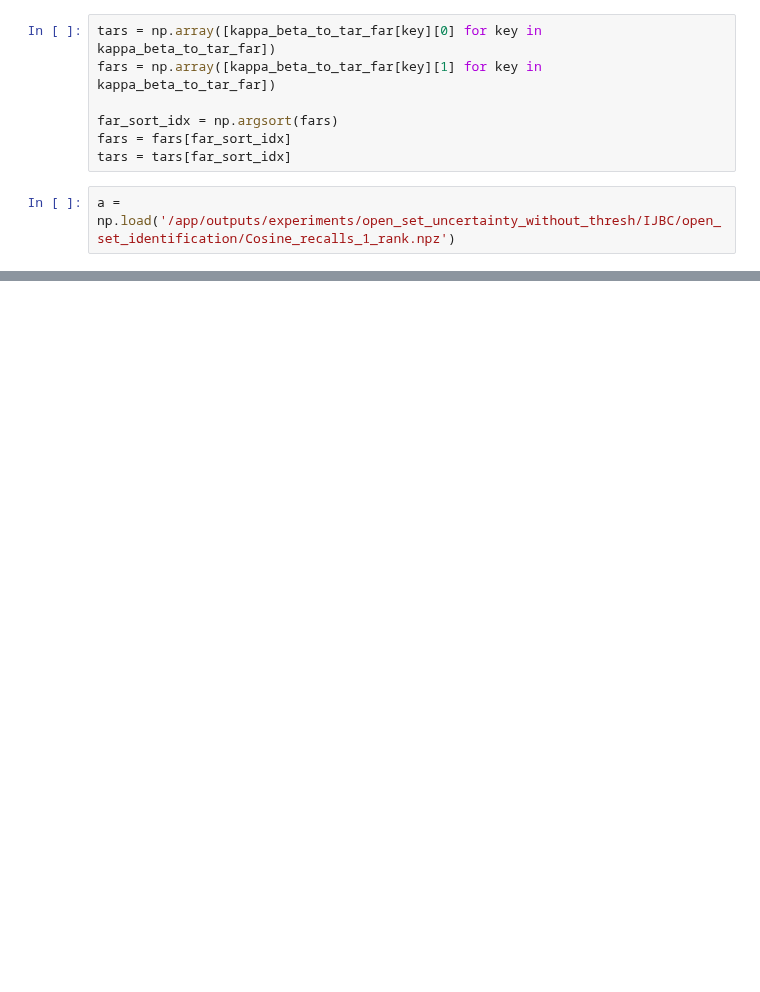
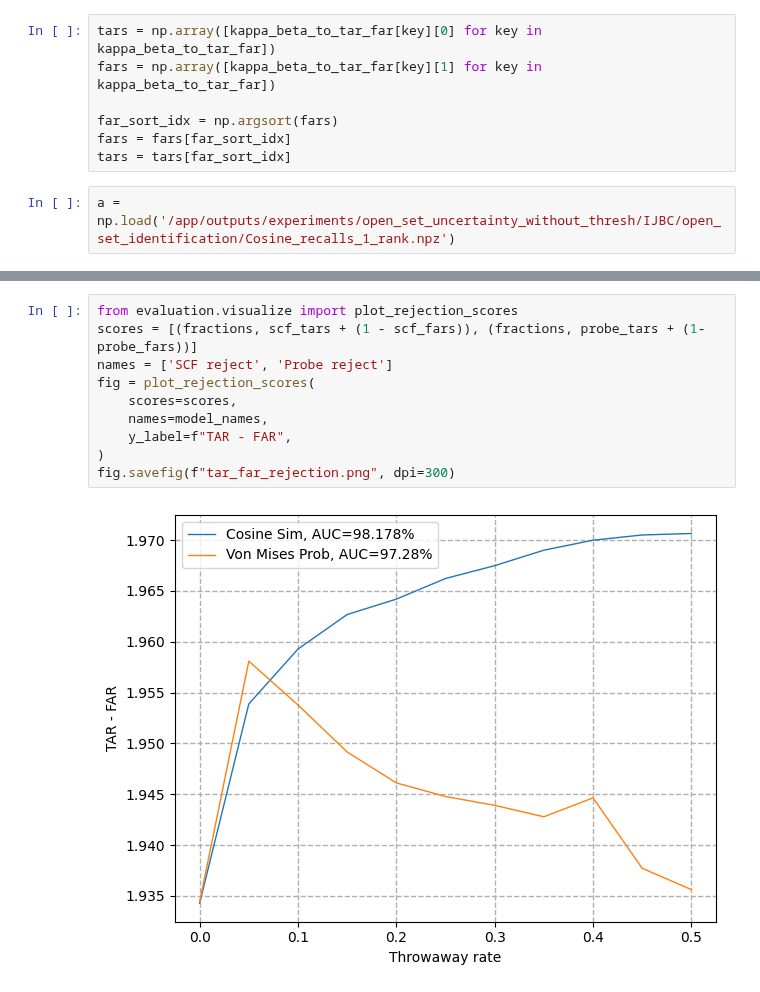
Before and after one commit to vanekek/face_ue, a Jupyter notebook: sandbox/vonMisesPred.ipynb, the cells around one changed output, grey strips where cells are left out. Saved outputs shown, nothing was run; the diff lists cells and outputs as text; blank space fills up the shorter version.

```diff
--- a/sandbox/vonMisesPred.ipynb
+++ b/sandbox/vonMisesPred.ipynb
@@ -182,0 +297,12 @@ array([[ 0.00000000e+00, -4.56860104e+02, -4.02662991e+02, ...,
+# %%
+from evaluation.visualize import plot_rejection_scores
+scores = [(fractions, scf_tars + (1 - scf_fars)), (fractions, probe_tars + (1-probe_fars))]
+names = ['SCF reject', 'Probe reject']
+fig = plot_rejection_scores(
+    scores=scores,
+    names=model_names,
+    y_label=f"TAR - FAR",
+)
+fig.savefig(f"tar_far_rejection.png", dpi=300)
+# %% [output]
+[figure, added]
```
Also changed, not shown: parts of 24 cells of this notebook, 6 other files.
